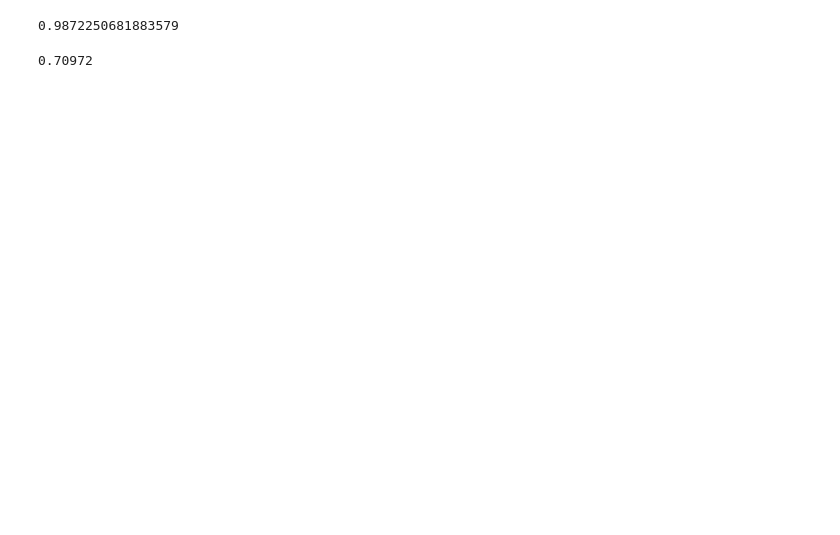
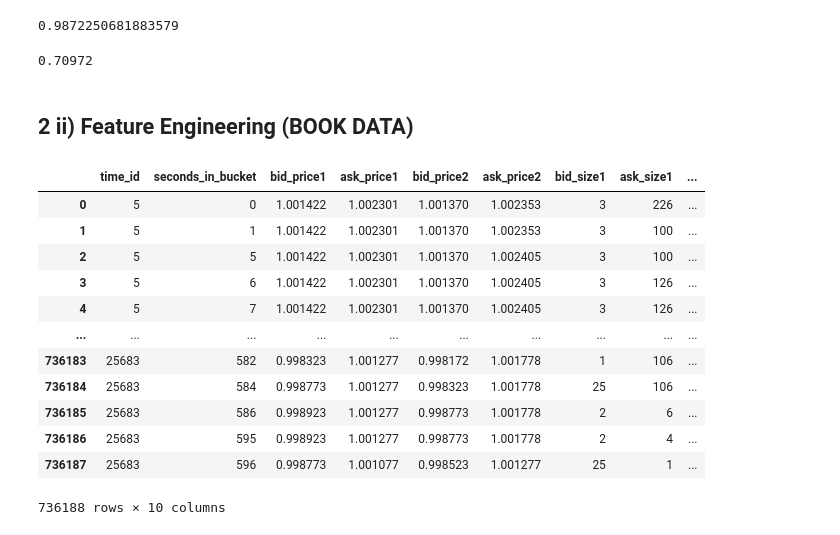
Before and after one commit to gilessssss/9417optivized, a Jupyter notebook: exploration.ipynb, the cells around one changed output. Saved outputs shown, nothing was run; the diff lists cells and outputs as text; code cells hidden in the pictures; blank space fills up the shorter version.

```diff
--- a/exploration.ipynb
+++ b/exploration.ipynb
@@ -76,6 +85,6 @@ train
 | 428166 | 126 | 25683 | 0.009547 |
 343256 rows × 3 columns
 # %%
-book_train_stock_id_0 = pd.read_parquet("stock_train/stock_0_train.parquet")
+book_train_stock_id_0 = pd.read_parquet("stock_book_train/stock_0_train.parquet")
 book_train_stock_id_0_t_id5 = book_train_stock_id_0[book_train_stock_id_0["time_id"]==5]
-book_train_stock_id_0_t_id5
+#book_train_stock_id_0_t_id5
@@ -167,3 +162,22 @@ rel_total_percent_range_stock_id_0_time_id_5
 0.70972
 # %%
 #Feature 3 -> Time between execution --> size/second
+# %% [markdown]
+## 2 ii) Feature Engineering (BOOK DATA)
+# %%
+###Feature Engineering for ORDER BOOK data a###
+book_train_stock_id_0
+# %% [output]
+|  | time_id | seconds_in_bucket | bid_price1 | ask_price1 | bid_price2 | ask_price2 | bid_size1 | ask_size1 | ... |
+| 0 | 5 | 0 | 1.001422 | 1.002301 | 1.001370 | 1.002353 | 3 | 226 | ... |
+| 1 | 5 | 1 | 1.001422 | 1.002301 | 1.001370 | 1.002353 | 3 | 100 | ... |
+| 2 | 5 | 5 | 1.001422 | 1.002301 | 1.001370 | 1.002405 | 3 | 100 | ... |
+| 3 | 5 | 6 | 1.001422 | 1.002301 | 1.001370 | 1.002405 | 3 | 126 | ... |
+| 4 | 5 | 7 | 1.001422 | 1.002301 | 1.001370 | 1.002405 | 3 | 126 | ... |
+| ... | ... | ... | ... | ... | ... | ... | ... | ... | ... |
+| 736183 | 25683 | 582 | 0.998323 | 1.001277 | 0.998172 | 1.001778 | 1 | 106 | ... |
+| 736184 | 25683 | 584 | 0.998773 | 1.001277 | 0.998323 | 1.001778 | 25 | 106 | ... |
+| 736185 | 25683 | 586 | 0.998923 | 1.001277 | 0.998773 | 1.001778 | 2 | 6 | ... |
+| 736186 | 25683 | 595 | 0.998923 | 1.001277 | 0.998773 | 1.001778 | 2 | 4 | ... |
+| 736187 | 25683 | 596 | 0.998773 | 1.001077 | 0.998523 | 1.001277 | 25 | 1 | ... |
+736188 rows × 10 columns
```
Also changed, not shown: parts of 24 cells of this notebook.
